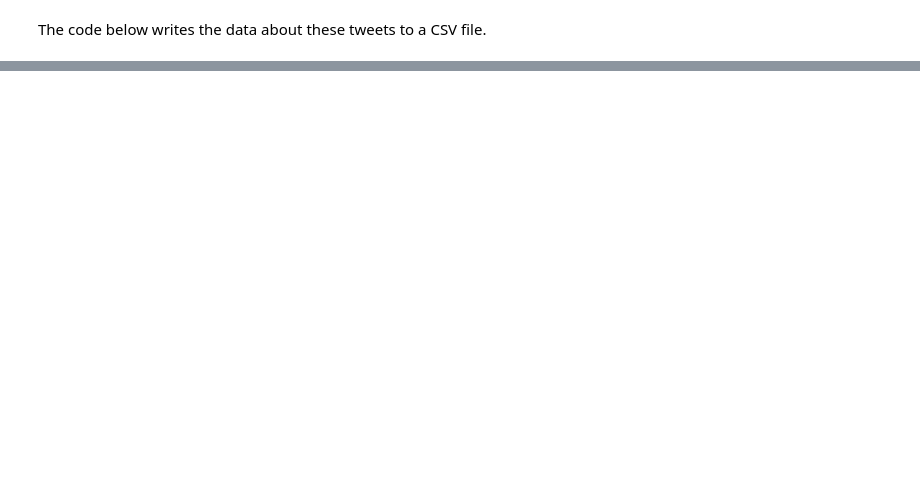
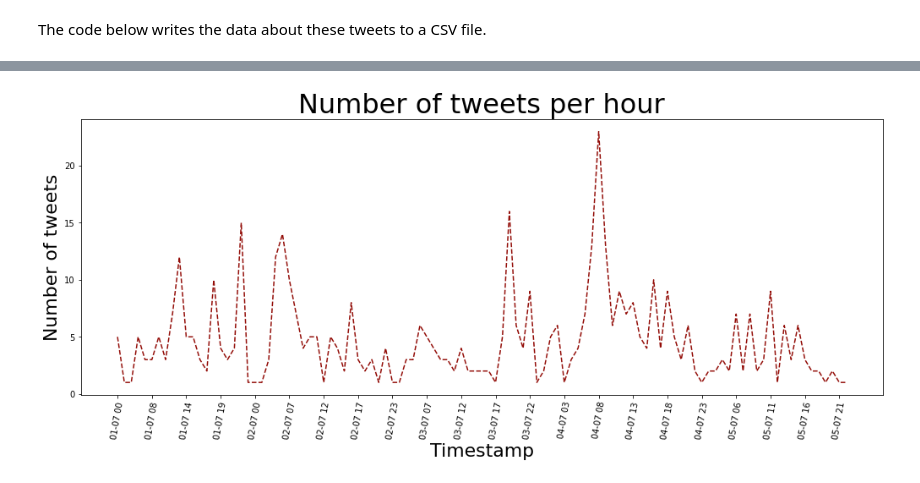
Before and after one commit to peterverhaar/twitter_tutorial, a Jupyter notebook: Twitter.ipynb, the cells around one changed output, grey strips where cells are left out. Saved outputs shown, nothing was run; the diff lists cells and outputs as text; code cells hidden in the pictures; blank space fills up the shorter version.

```diff
--- a/Twitter.ipynb
+++ b/Twitter.ipynb
@@ -100,7 +110,7 @@ The method can be used with the following parameters:
 
 The API usually returns 200 tweets per call only. The code below also make use of a `Cursor`, which automatically requests a next sets if the number of tweets to be retrieved is higher than 200.
 # %%
-search_term = '#Ukraine'
+search_term = '#Schiphol'
 nr_tweets = 500
 
 list_tweets = []
@@ -183,3 +220,14 @@ for tweet in list_tweets:
+# %%
+import re
+
+#write the csv
+with open(f'{search_term}_tweets.csv', 'w') as f:
+
+    f.write("id\tcreated_at\tretweets\tlikes\ttext\n")
+    for tweet in list_tweets:
+        tweet.text = re.sub( r'\n+' , ' ' , tweet.text )
+        tweet.text = re.sub( r',' , '' , tweet.text )
+        f.write( f'{tweet.id_str}\t{tweet.created_at}\t{tweet.retweet_count}\t{tweet.favorite_count}\t{tweet.text}\n' )
 # %% [markdown]
 ## Getting tweets from a specific user
 # %% [markdown]
@@ -227,0 +299,5 @@ with open(f'{user_name}_tweets.csv', 'w') as f:
+# %%
+
+import pandas as pd
+
+df = pd.read_csv( f'{search_term}_tweets.csv' , sep = '\t')
@@ -227,0 +309,7 @@ with open(f'{user_name}_tweets.csv', 'w') as f:
+# %%
+df['datetime'] = pd.to_datetime(df['created_at']).dt.floor('H')
+df['hour'] = df['datetime'].dt.strftime('%d-%m %H')
+
+tph = df.groupby('hour')['id'].count().to_dict()
+
+tph_df = pd.DataFrame.from_dict( {'timestamp':tph.keys(),'count':tph.values()} )
@@ -227,0 +383,19 @@ with open(f'{user_name}_tweets.csv', 'w') as f:
+# %%
+fig = plt.figure( figsize = (17,6))
+
+graph = sns.lineplot( data = tph_df ,
+                  x = 'timestamp' ,
+                  y = 'count' ,
+                  color = '#930d08' ,
+                    linestyle = '--')
+
+graph.set_title('Number of tweets per hour' , size = 32)
+graph.set_xlabel('Timestamp' , size = 22)
+graph.set_ylabel('Number of tweets' , size = 22)
+
+graph.set_xticks( range(0,tph_df.shape[0],5) )
+
+plt.xticks(rotation=80)
+plt.show()
+# %% [output]
+[figure, added]
```
Also changed, not shown: parts of 18 cells of this notebook.
